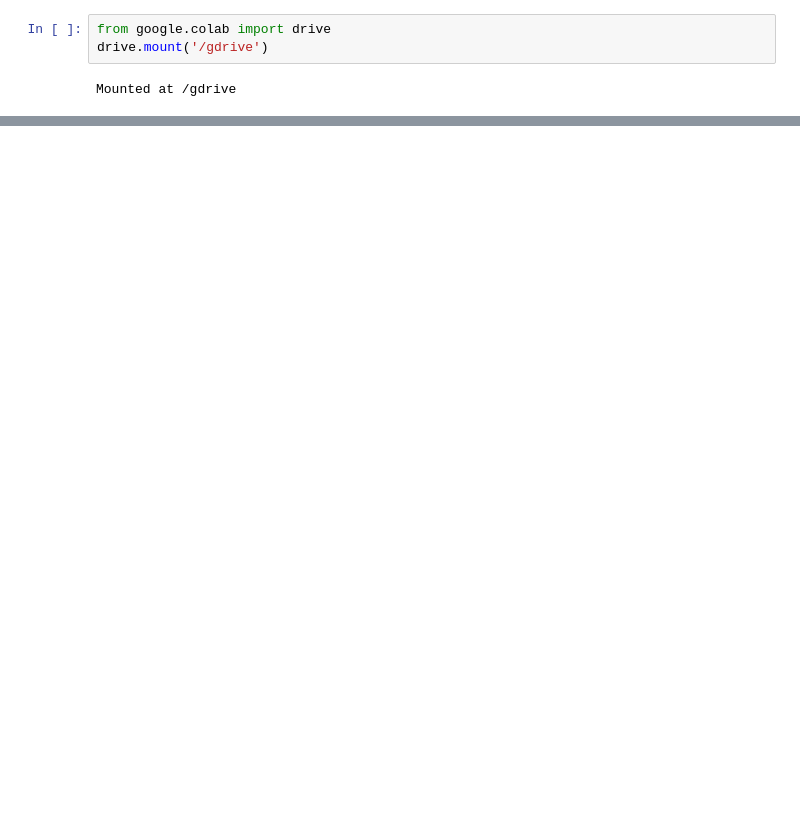
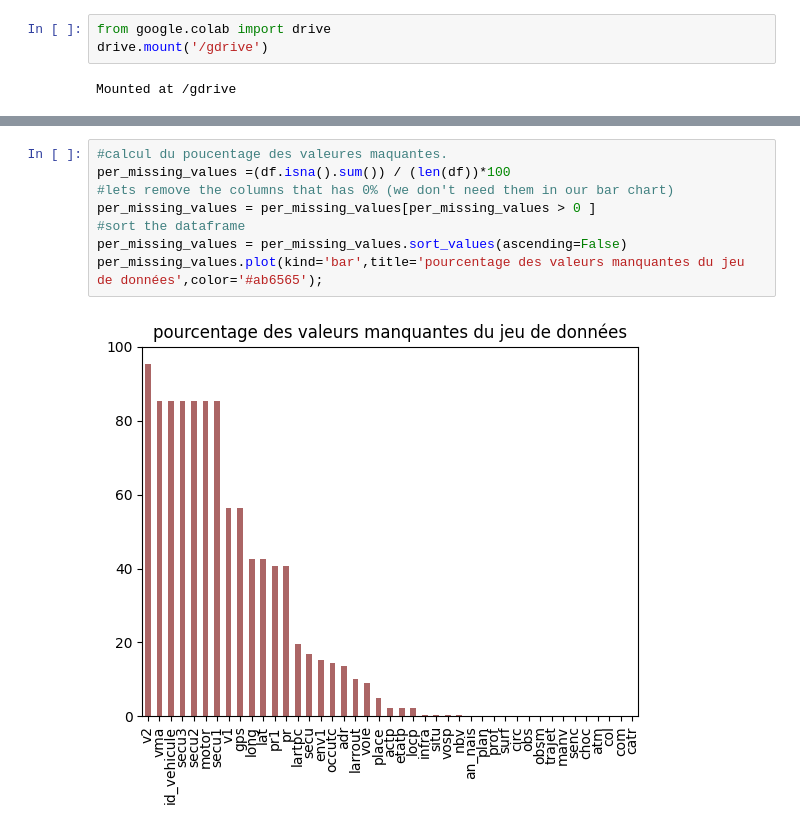
Before and after one commit to Tefong35/Projet_DS_TrafficAccident, a Jupyter notebook: Edmond.ipynb, the cells around one changed output, grey strips where cells are left out. Cells and saved outputs as stored; diff of their text form; blank space fills up the shorter version.

```diff
--- a/Edmond.ipynb
+++ b/Edmond.ipynb
@@ -41,0 +60,10 @@ memory usage: 211.1 KB
+# %%
+#calcul du poucentage des valeures maquantes.
+per_missing_values =(df.isna().sum()) / (len(df))*100
+#lets remove the columns that has 0% (we don't need them in our bar chart)
+per_missing_values = per_missing_values[per_missing_values > 0 ]
+#sort the dataframe
+per_missing_values = per_missing_values.sort_values(ascending=False)
+per_missing_values.plot(kind='bar',title='pourcentage des valeurs manquantes du jeu de données',color='#ab6565');
+# %% [output]
+[figure, added]
```
Also changed, not shown: parts of 12 cells of this notebook.
